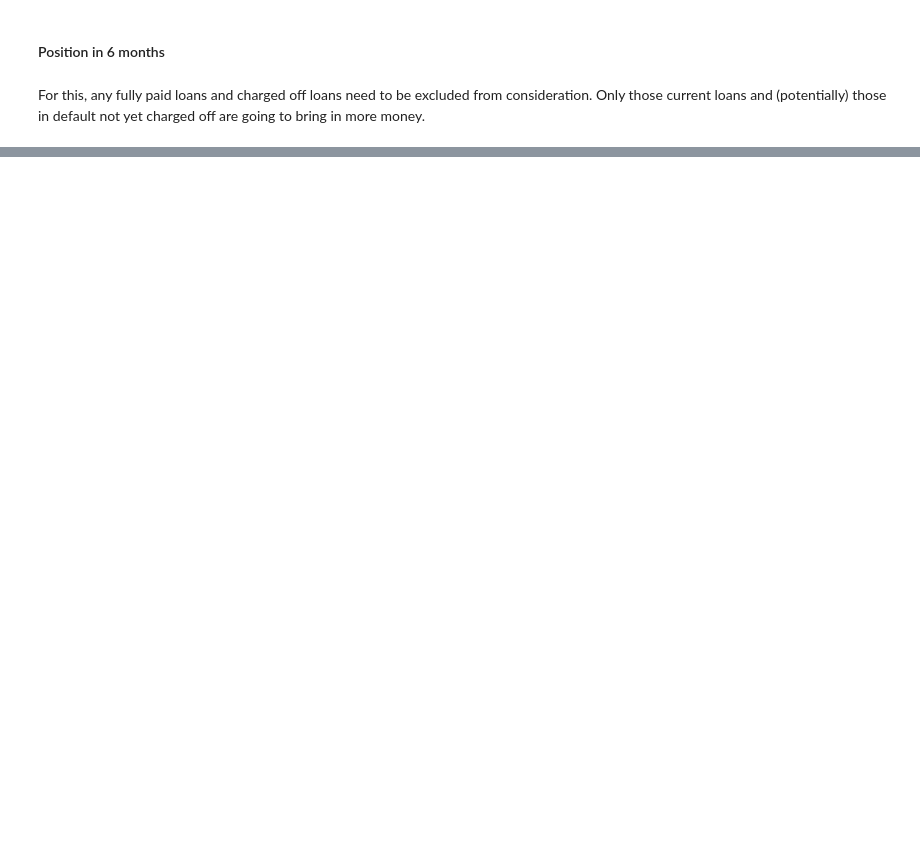
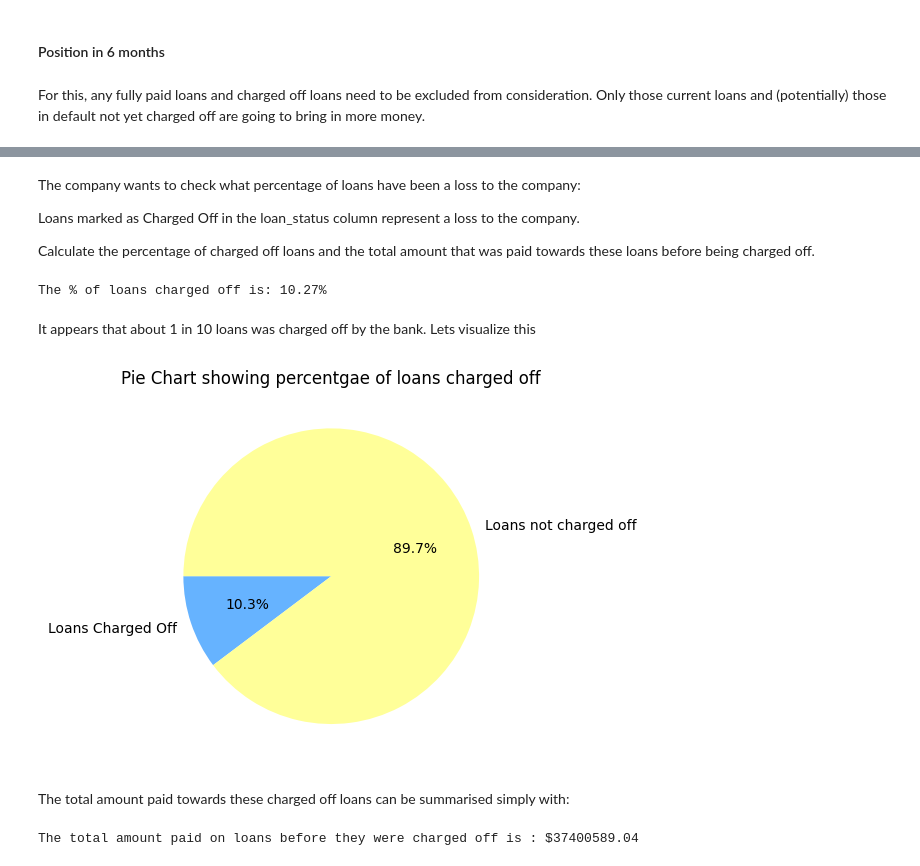
Before and after one commit to balany1/exploratory-data-analysis---customer-loans-in-finance152, a Jupyter notebook: analysis.ipynb, the cells around one changed output, grey strips where cells are left out. Saved outputs shown, nothing was run; the diff lists cells and outputs as text; code cells hidden in the pictures; blank space fills up the shorter version.

```diff
--- a/analysis.ipynb
+++ b/analysis.ipynb
@@ -90,0 +161,38 @@ print(rows_to_consider)
+# %% [markdown]
+The company wants to check what percentage of loans have been a loss to the company:
+
+
+Loans marked as Charged Off in the loan_status column represent a loss to the company.
+
+
+Calculate the percentage of charged off loans and the total amount that was paid towards these loans before being charged off.
+# %%
+#extract those loans marked as Charged off
+df_charged_off = df.loc[df['loan_status']== "Charged Off"]
+df_charged_off.reset_index
+
+#count rows for percentage required
+no_of_loans = len(df)
+no_of_charged_off = len(df_charged_off)
+
+#calculating percentage
+pct_charged_off = round(no_of_charged_off/no_of_loans*100, 2)
+
+print(f'The % of loans charged off is: {pct_charged_off}%')
+# %% [output]
+The % of loans charged off is: 10.27%
+# %% [markdown]
+It appears that about 1 in 10 loans was charged off by the bank. Lets visualize this
+# %%
+loans_not_charged_off = len(df)-len(df_charged_off)
+
+visual.pie_chart(["Loans Charged Off", "Loans not charged off"], [no_of_charged_off,loans_not_charged_off], "Pie Chart showing percentgae of loans charged off")
+# %% [output]
+[figure, added]
+# %% [markdown]
+The total amount paid towards these charged off loans can be summarised simply with:
+# %%
+total_paid_charged_off = round(df_charged_off['total_payment'].sum(),2)
+print(f'The total amount paid on loans before they were charged off is : ${total_paid_charged_off}')
+# %% [output]
+The total amount paid on loans before they were charged off is : $37400589.04
```
Also changed, not shown: parts of 20 cells of this notebook, 18 other files.
